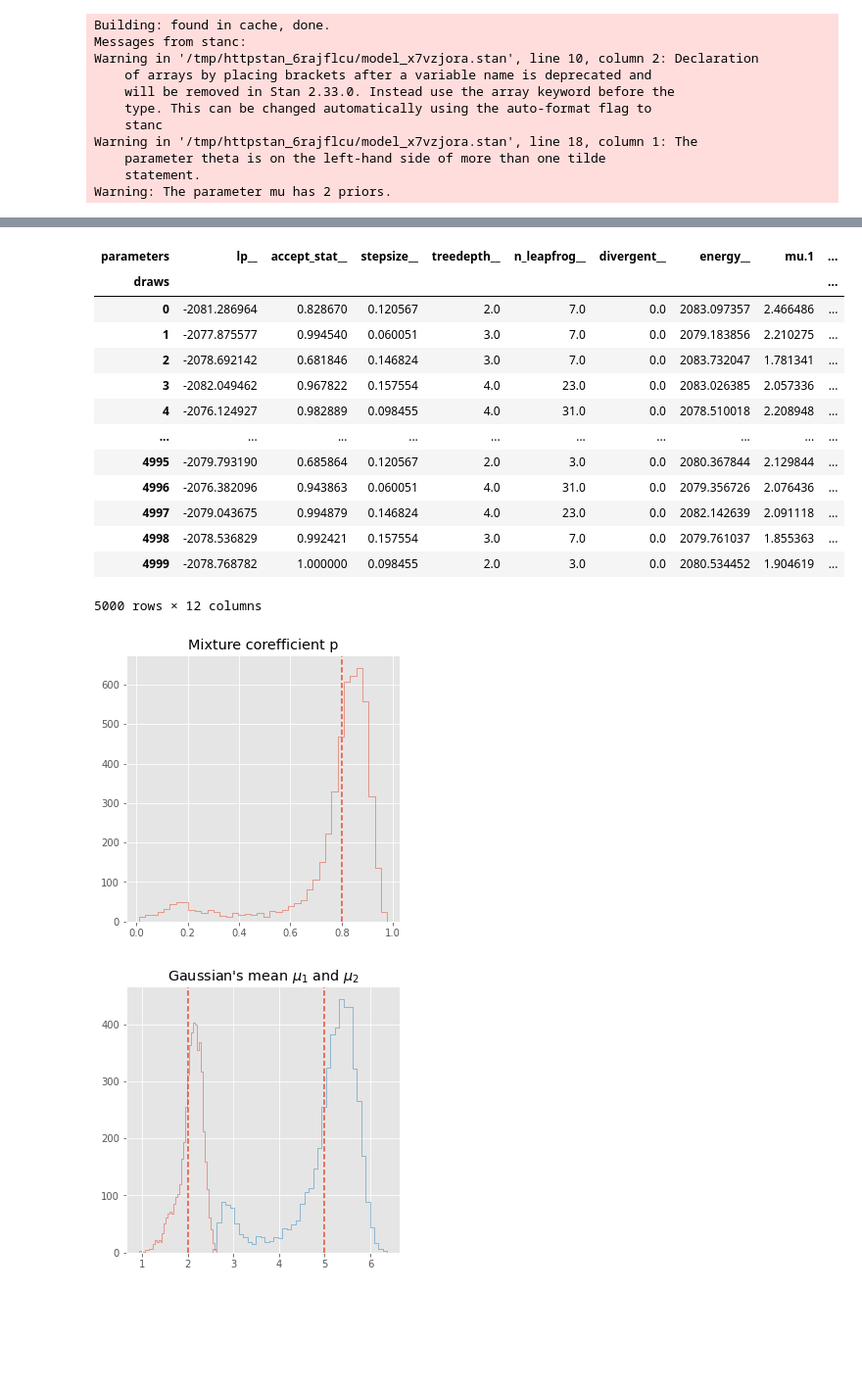
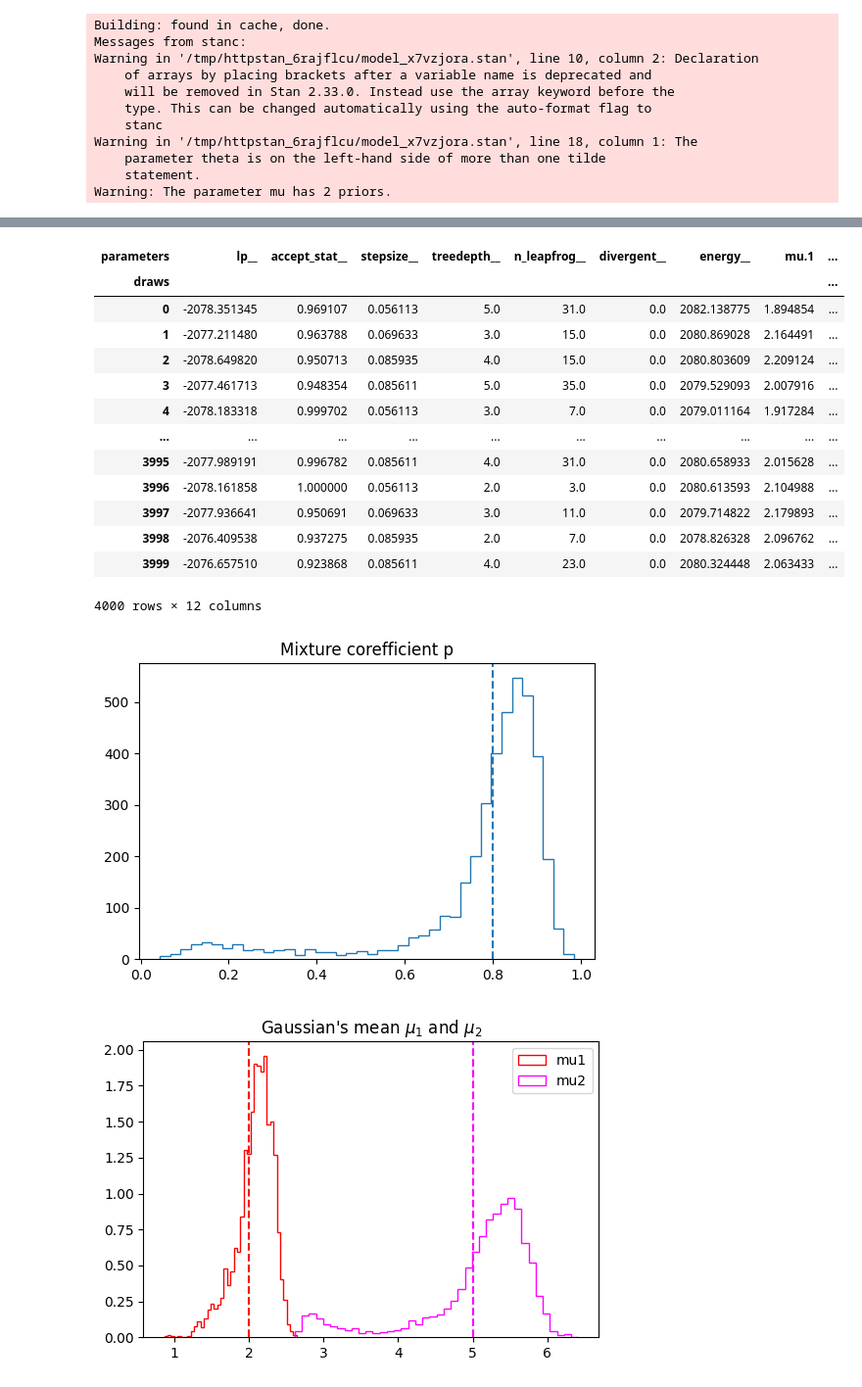
Before and after one commit to sequi76/Bayesian_ML_for_scientific_research, a Jupyter notebook: lecture1/practice/gaussian_mixture.ipynb, the cells around one changed output, grey strips where cells are left out. Shown: that part at 98% size. Saved outputs shown, nothing was run; the diff lists cells and outputs as text; code cells hidden in the pictures; blank space fills up the shorter version.

```diff
--- a/lecture1/practice/gaussian_mixture.ipynb
+++ b/lecture1/practice/gaussian_mixture.ipynb
@@ -33,7 +40,7 @@ sigma1 = 1.3
 p = 0.8 # mixture parameter
 #sampling
 out = []
-bernoulli = np.random.binomial(1, p, size=10000)
+bernoulli = np.random.binomial(1, p, size=1000)
 for i in range(len(bernoulli)):
     if bernoulli[i] == 1:
         out.append(np.random.normal(mu0,sigma0))
@@ -89,6 +109,7 @@ Warning in '/tmp/httpstan_6rajflcu/model_x7vzjora.stan', line 18, column 1: The
     statement.
 Warning: The parameter mu has 2 priors.
 # %%
-fit = model.sample(num_chains=5, num_samples=1000)
+fit = model.sample(num_chains=4, num_samples=1000)
+#fit = model.sample(num_chains=4, num_samples=1000, delta=0.95)
 # %% [output]
 Sampling:   0%
@@ -115,18 +136,18 @@ df
 # %% [output]
 | parameters | lp__ | accept_stat__ | stepsize__ | treedepth__ | n_leapfrog__ | divergent__ | energy__ | mu.1 | ... |
 | draws |  |  |  |  |  |  |  |  | ... |
-| 0 | -2081.286964 | 0.828670 | 0.120567 | 2.0 | 7.0 | 0.0 | 2083.097357 | 2.466486 | ... |
-| 1 | -2077.875577 | 0.994540 | 0.060051 | 3.0 | 7.0 | 0.0 | 2079.183856 | 2.210275 | ... |
-| 2 | -2078.692142 | 0.681846 | 0.146824 | 3.0 | 7.0 | 0.0 | 2083.732047 | 1.781341 | ... |
-| 3 | -2082.049462 | 0.967822 | 0.157554 | 4.0 | 23.0 | 0.0 | 2083.026385 | 2.057336 | ... |
-| 4 | -2076.124927 | 0.982889 | 0.098455 | 4.0 | 31.0 | 0.0 | 2078.510018 | 2.208948 | ... |
+| 0 | -2078.351345 | 0.969107 | 0.056113 | 5.0 | 31.0 | 0.0 | 2082.138775 | 1.894854 | ... |
+| 1 | -2077.211480 | 0.963788 | 0.069633 | 3.0 | 15.0 | 0.0 | 2080.869028 | 2.164491 | ... |
+| 2 | -2078.649820 | 0.950713 | 0.085935 | 4.0 | 15.0 | 0.0 | 2080.803609 | 2.209124 | ... |
+| 3 | -2077.461713 | 0.948354 | 0.085611 | 5.0 | 35.0 | 0.0 | 2079.529093 | 2.007916 | ... |
+| 4 | -2078.183318 | 0.999702 | 0.056113 | 3.0 | 7.0 | 0.0 | 2079.011164 | 1.917284 | ... |
 | ... | ... | ... | ... | ... | ... | ... | ... | ... | ... |
-| 4995 | -2079.793190 | 0.685864 | 0.120567 | 2.0 | 3.0 | 0.0 | 2080.367844 | 2.129844 | ... |
-| 4996 | -2076.382096 | 0.943863 | 0.060051 | 4.0 | 31.0 | 0.0 | 2079.356726 | 2.076436 | ... |
-| 4997 | -2079.043675 | 0.994879 | 0.146824 | 4.0 | 23.0 | 0.0 | 2082.142639 | 2.091118 | ... |
-| 4998 | -2078.536829 | 0.992421 | 0.157554 | 3.0 | 7.0 | 0.0 | 2079.761037 | 1.855363 | ... |
-| 4999 | -2078.768782 | 1.000000 | 0.098455 | 2.0 | 3.0 | 0.0 | 2080.534452 | 1.904619 | ... |
+| 3995 | -2077.989191 | 0.996782 | 0.085611 | 4.0 | 31.0 | 0.0 | 2080.658933 | 2.015628 | ... |
+| 3996 | -2078.161858 | 1.000000 | 0.056113 | 2.0 | 3.0 | 0.0 | 2080.613593 | 2.104988 | ... |
+| 3997 | -2077.936641 | 0.950691 | 0.069633 | 3.0 | 11.0 | 0.0 | 2079.714822 | 2.179893 | ... |
+| 3998 | -2076.409538 | 0.937275 | 0.085935 | 2.0 | 7.0 | 0.0 | 2078.826328 | 2.096762 | ... |
+| 3999 | -2076.657510 | 0.923868 | 0.085611 | 4.0 | 23.0 | 0.0 | 2080.324448 | 2.063433 | ... |
-5000 rows × 12 columns
+4000 rows × 12 columns
 # %%
 plt.hist(df['theta'], histtype='step', bins=40)
 plt.axvline(x=p, linestyle='dashed')
@@ -134,14 +155,15 @@ plt.axvline(x=p, linestyle='dashed')
 plt.title('Mixture corefficient p')
 plt.show()
 # %% [output]
-[figure, old version]
+[figure, new version]
 # %%
-plt.hist(df['mu.1'],histtype='step', bins=40, label='mu1')
-plt.hist(df['mu.2'],histtype='step', bins=40, label='mu2')
-plt.axvline(x=mu0, linestyle='dashed')
-plt.axvline(x=mu1, linestyle='dashed')
+plt.hist(df['mu.1'],histtype='step', bins=40, color='red', density=1, label='mu1')
+plt.hist(df['mu.2'],histtype='step', bins=40, color='magenta', density=1, label='mu2')
+plt.axvline(x=mu0, linestyle='dashed', color='red')
+plt.axvline(x=mu1, linestyle='dashed', color='magenta')
 plt.title("Gaussian's mean $\mu_1$ and $\mu_2$")
+plt.legend()
 plt.show()
 # %% [output]
-[figure, old version]
+[figure, new version]
 # %%
```
Also changed, not shown: parts of 17 cells of this notebook.
